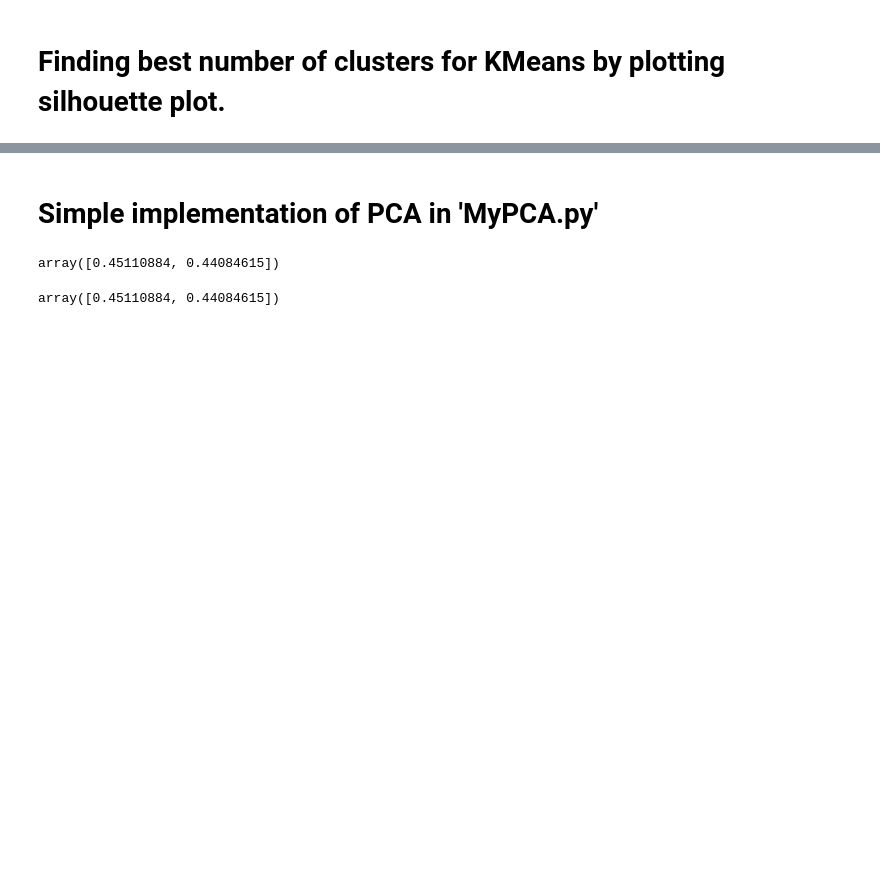
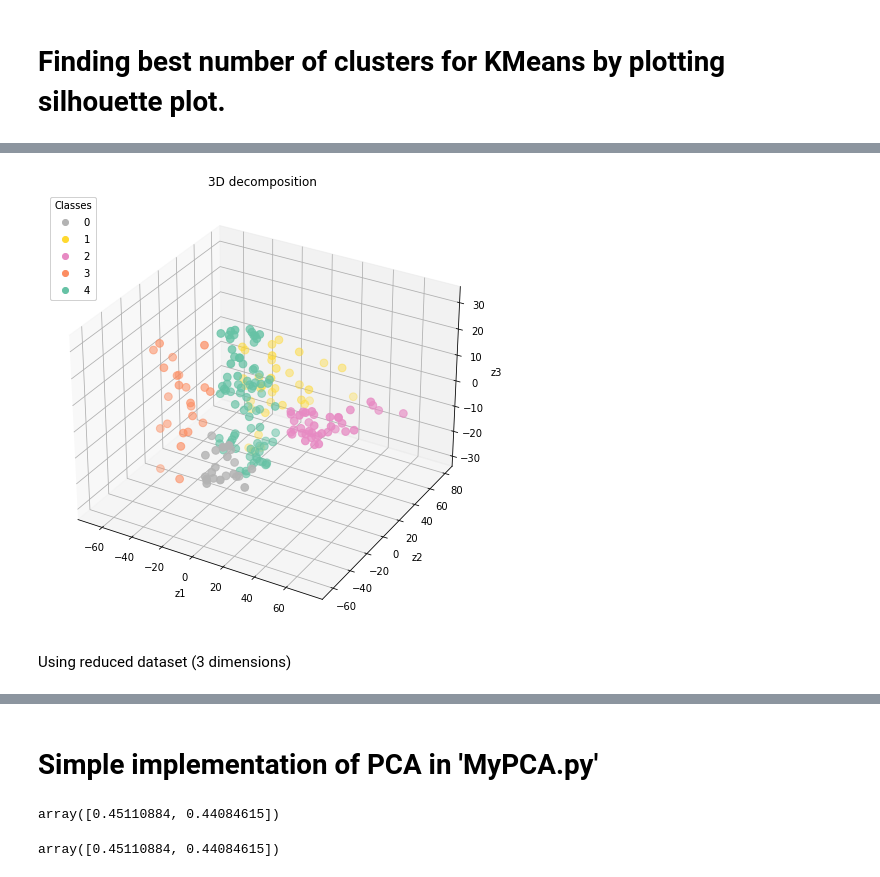
Before and after one commit to NaIwo/Customer-segmentation, a Jupyter notebook: Customer.ipynb, the cells around one changed output, grey strips where cells are left out. Saved outputs shown, nothing was run; the diff lists cells and outputs as text; code cells hidden in the pictures; blank space fills up the shorter version.

```diff
--- a/Customer.ipynb
+++ b/Customer.ipynb
@@ -209,0 +229,6 @@ draw3D(dataset_hot_98, labels)
+# %%
+draw3D(dataset_hot_3, labels2)
+# %% [output]
+[figure, added]
+# %% [markdown]
+Using reduced dataset (3 dimensions)
```
Also changed, not shown: parts of 20 cells of this notebook.
